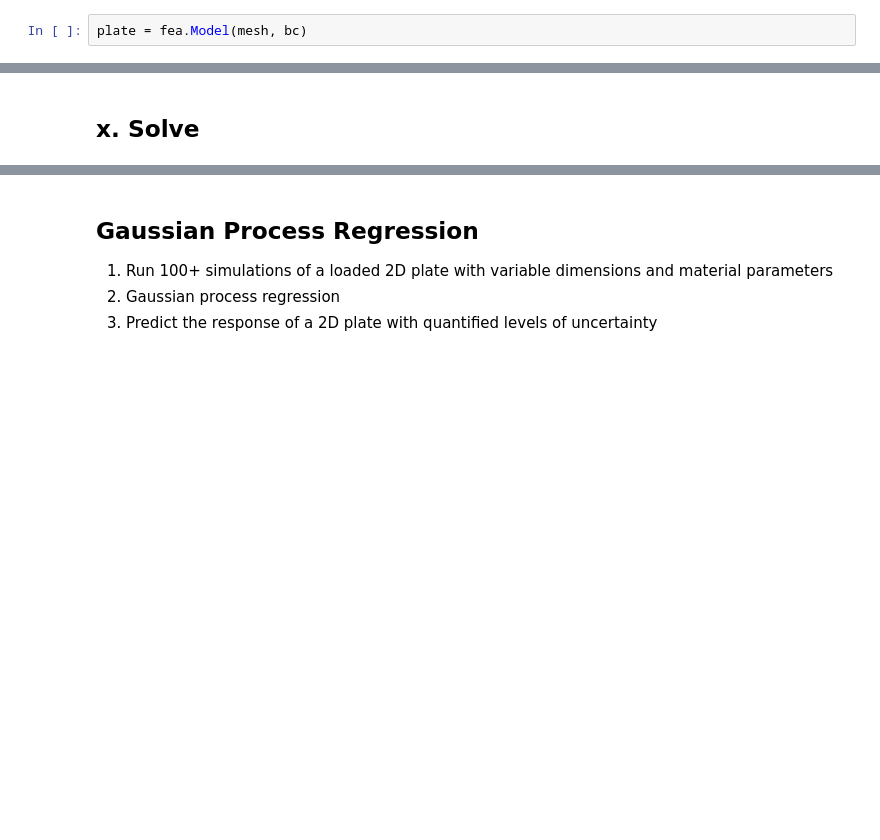
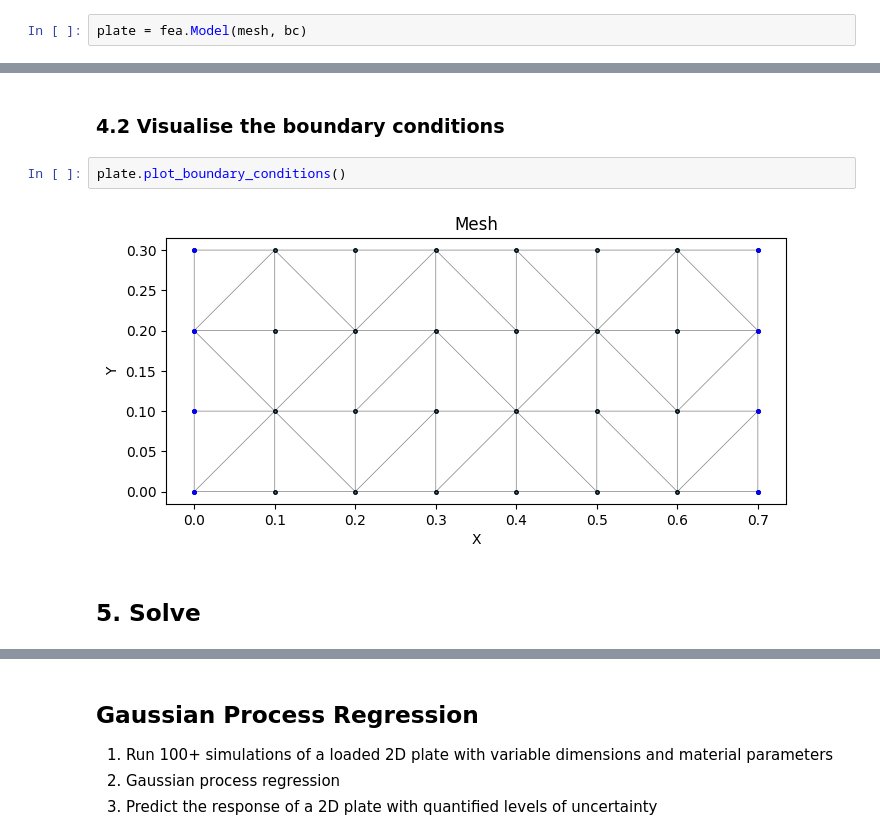
Before and after one commit to mark-hobbs/simplefea, a Jupyter notebook: 2d-plate-example.ipynb, the cells around one changed output, grey strips where cells are left out. Cells and saved outputs as stored; diff of their text form; blank space fills up the shorter version.

```diff
--- a/2d-plate-example.ipynb
+++ b/2d-plate-example.ipynb
@@ -191,2 +199,8 @@ plt.spy(plate.K.K)
+# %% [markdown]
+### 4.2 Visualise the boundary conditions
+# %%
+plate.plot_boundary_conditions()
+# %% [output]
+[figure, added]
 # %% [markdown]
-## x. Solve
+## 5. Solve
```
Also changed, not shown: parts of 12 cells of this notebook, 1 other file.
